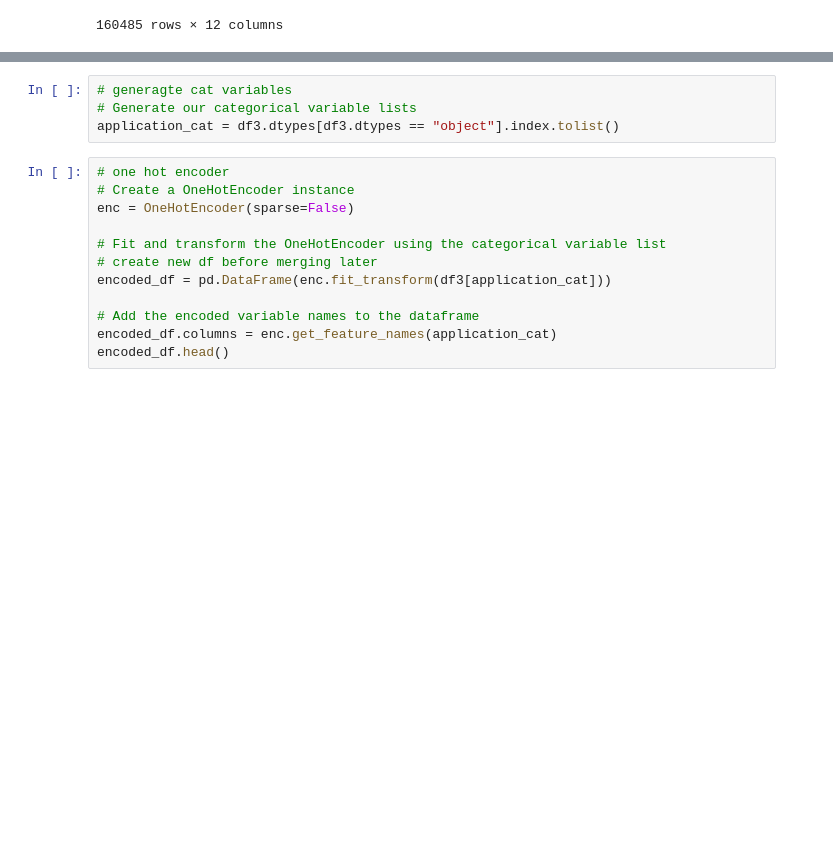
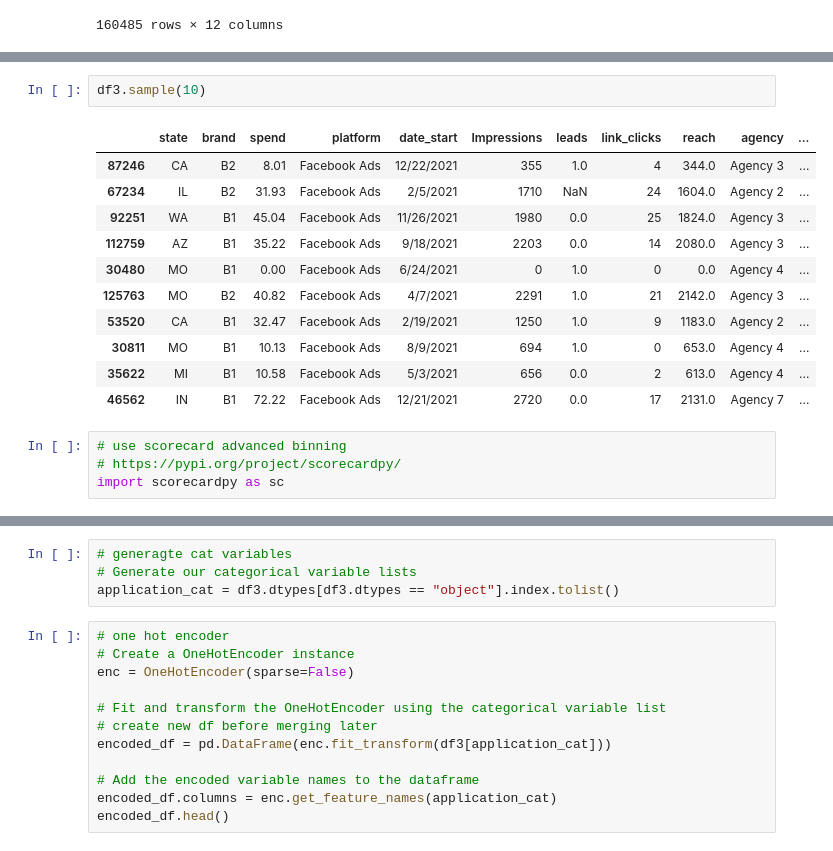
Before and after one commit to marielakinn/Social_media, a Jupyter notebook: nnML_StandIn.ipynb, the cells around one changed output, grey strips where cells are left out. Drawn from its saved outputs; the diff is of its cells as text; blank space fills up the shorter version.

```diff
--- a/nnML_StandIn.ipynb
+++ b/nnML_StandIn.ipynb
@@ -588,0 +640,18 @@ df3.sample(20)
+# %%
+df3.sample(10)
+# %% [output]
+|  | state | brand | spend | platform | date_start | Impressions | leads | link_clicks | reach | agency | ... |
+| 87246 | CA | B2 | 8.01 | Facebook Ads | 12/22/2021 | 355 | 1.0 | 4 | 344.0 | Agency 3 | ... |
+| 67234 | IL | B2 | 31.93 | Facebook Ads | 2/5/2021 | 1710 | NaN | 24 | 1604.0 | Agency 2 | ... |
+| 92251 | WA | B1 | 45.04 | Facebook Ads | 11/26/2021 | 1980 | 0.0 | 25 | 1824.0 | Agency 3 | ... |
+| 112759 | AZ | B1 | 35.22 | Facebook Ads | 9/18/2021 | 2203 | 0.0 | 14 | 2080.0 | Agency 3 | ... |
+| 30480 | MO | B1 | 0.00 | Facebook Ads | 6/24/2021 | 0 | 1.0 | 0 | 0.0 | Agency 4 | ... |
+| 125763 | MO | B2 | 40.82 | Facebook Ads | 4/7/2021 | 2291 | 1.0 | 21 | 2142.0 | Agency 3 | ... |
+| 53520 | CA | B1 | 32.47 | Facebook Ads | 2/19/2021 | 1250 | 1.0 | 9 | 1183.0 | Agency 2 | ... |
+| 30811 | MO | B1 | 10.13 | Facebook Ads | 8/9/2021 | 694 | 1.0 | 0 | 653.0 | Agency 4 | ... |
+| 35622 | MI | B1 | 10.58 | Facebook Ads | 5/3/2021 | 656 | 0.0 | 2 | 613.0 | Agency 4 | ... |
+| 46562 | IN | B1 | 72.22 | Facebook Ads | 12/21/2021 | 2720 | 0.0 | 17 | 2131.0 | Agency 7 | ... |
+# %%
+# use scorecard advanced binning
+# https://pypi.org/project/scorecardpy/
+import scorecardpy as sc
```
Also changed, not shown: parts of 21 cells of this notebook.
